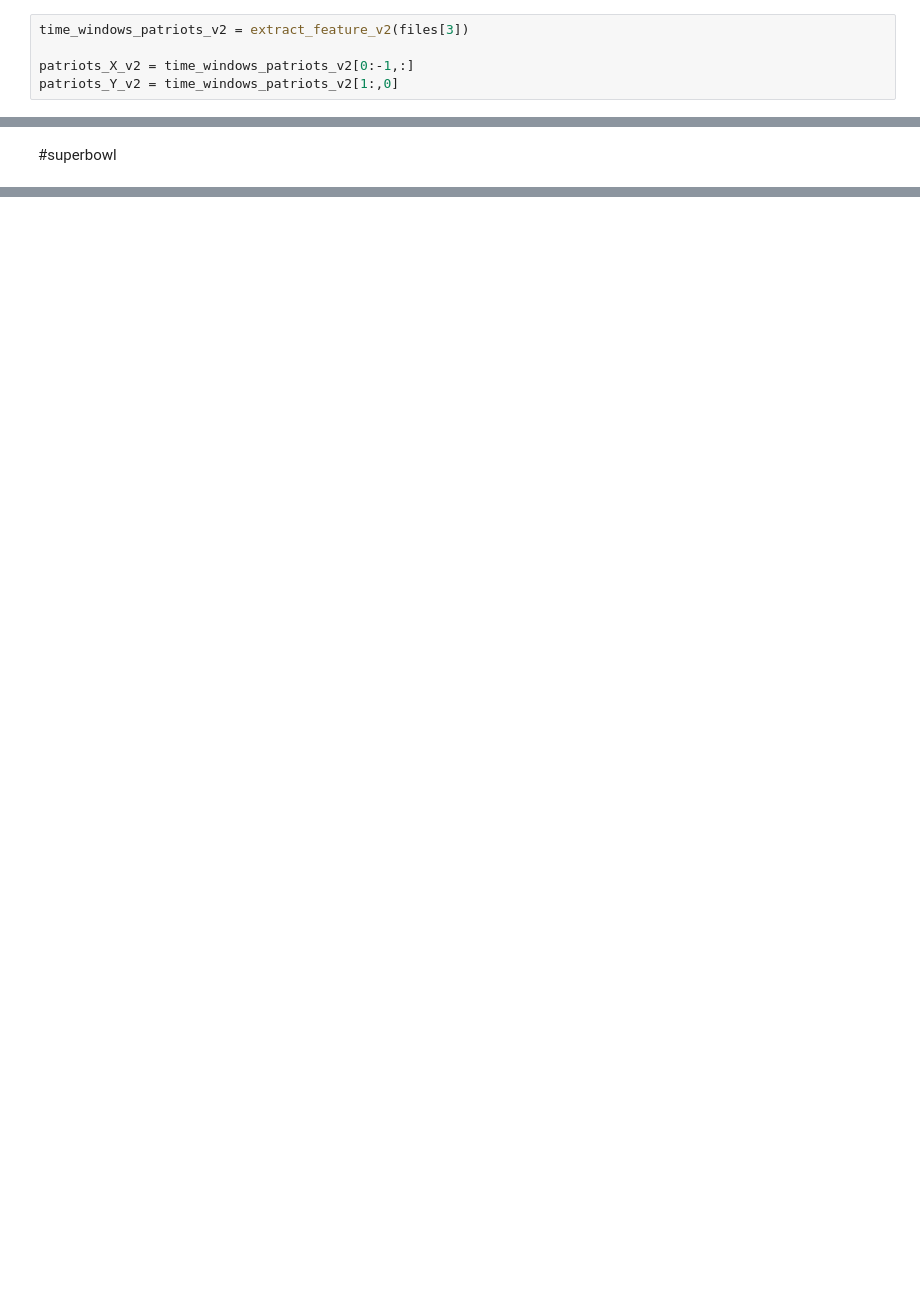
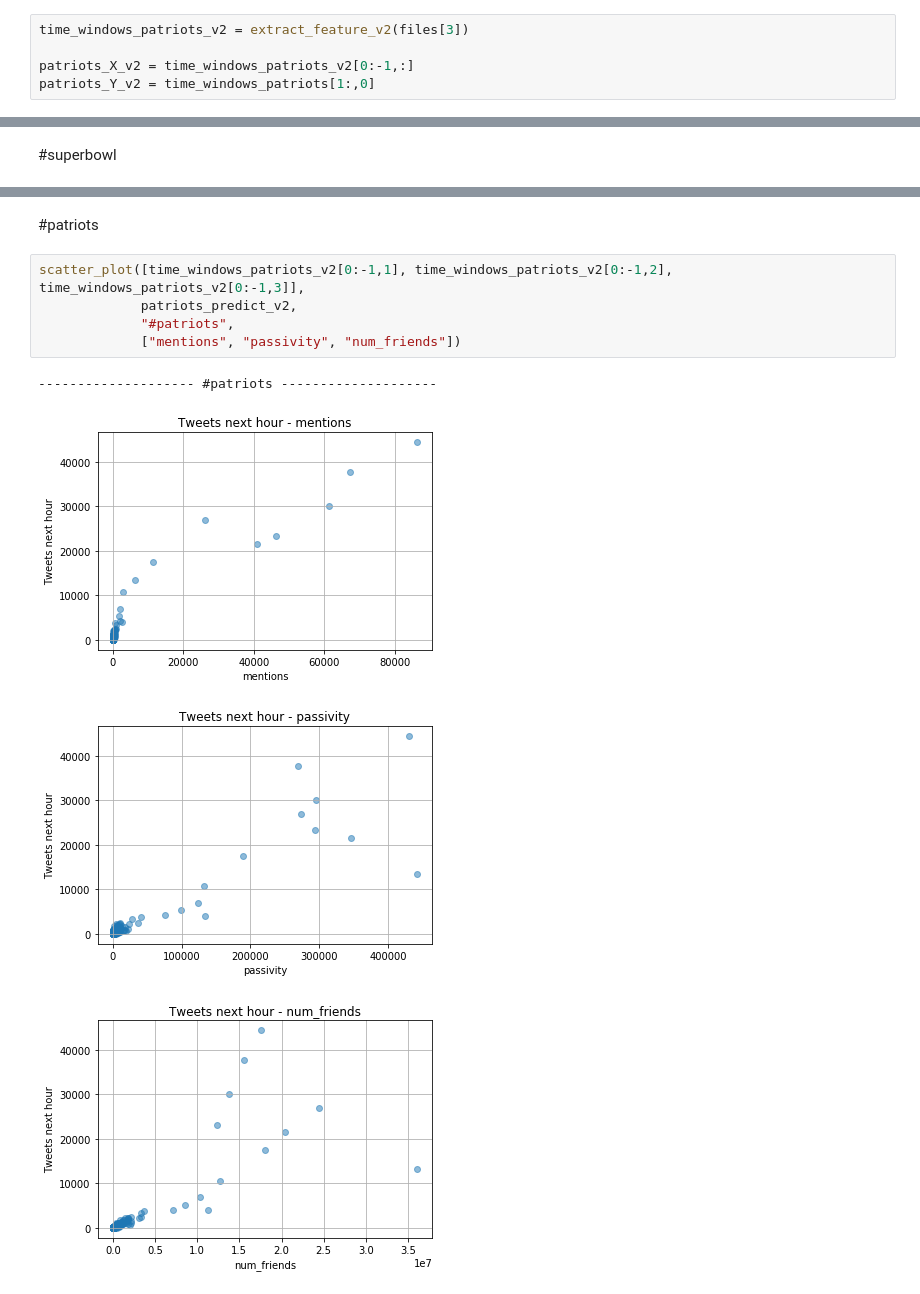
Before and after one commit to Shuyifan/ECE-219-Large-Scale-Data-Mining-Project, a Jupyter notebook: project 5/project_5.ipynb, the cells around one changed output, grey strips where cells are left out. Drawn from its saved outputs; the diff is of its cells as text; blank space fills up the shorter version.

```diff
--- a/project 5/project_5.ipynb
+++ b/project 5/project_5.ipynb
@@ -603,7 +603,7 @@ MSE for #nfl: 125882.01140723113
 time_windows_patriots_v2 = extract_feature_v2(files[3])
 
 patriots_X_v2 = time_windows_patriots_v2[0:-1,:]
-patriots_Y_v2 = time_windows_patriots_v2[1:,0]
+patriots_Y_v2 = time_windows_patriots[1:,0]
 # %%
 lr_patriots_v2 = OLS(patriots_Y_v2, patriots_X_v2).fit()
 
@@ -707,0 +760,12 @@ MSE for #superbowl: 30459584.157288235
+# %% [markdown]
+#patriots
+# %%
+scatter_plot([time_windows_patriots_v2[0:-1,1], time_windows_patriots_v2[0:-1,2], time_windows_patriots_v2[0:-1,3]],
+             patriots_predict_v2,
+             "#patriots",
+             ["mentions", "passivity", "num_friends"])
+# %% [output]
+-------------------- #patriots --------------------
+[figure, added]
+[figure, added]
+[figure, added]
```
Also changed, not shown: parts of 83 cells of this notebook.
